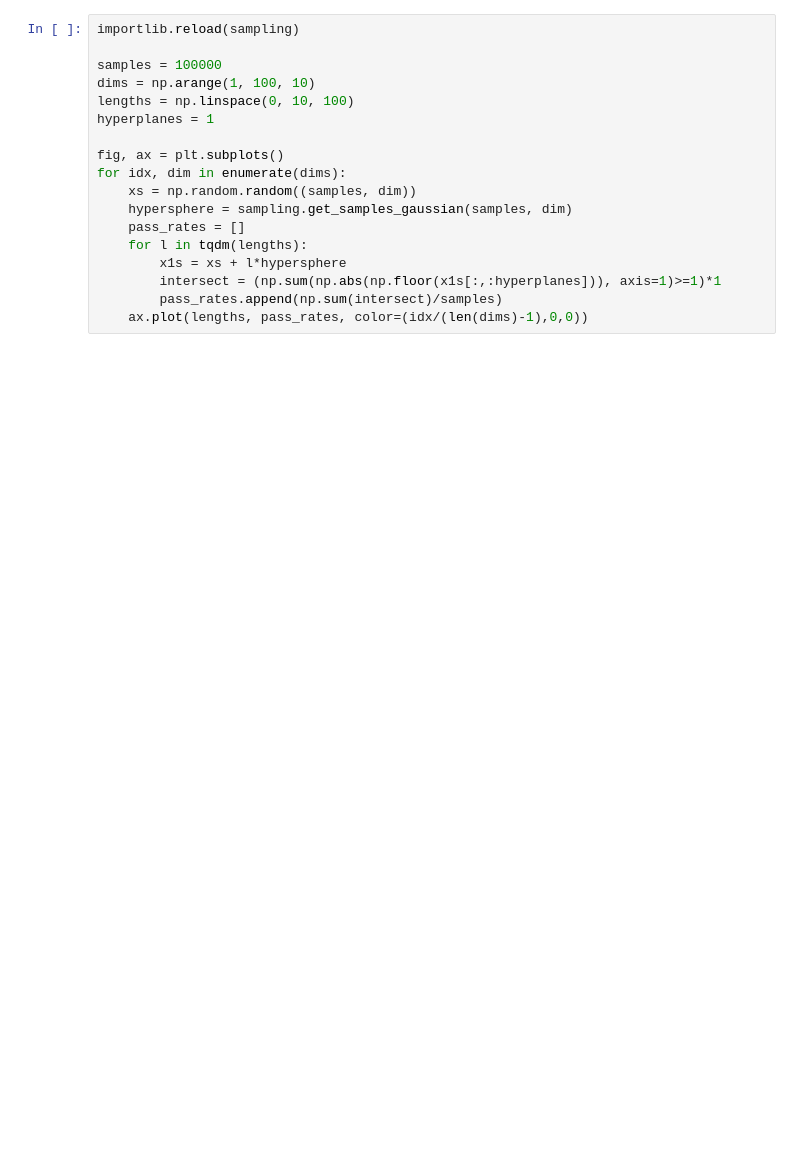
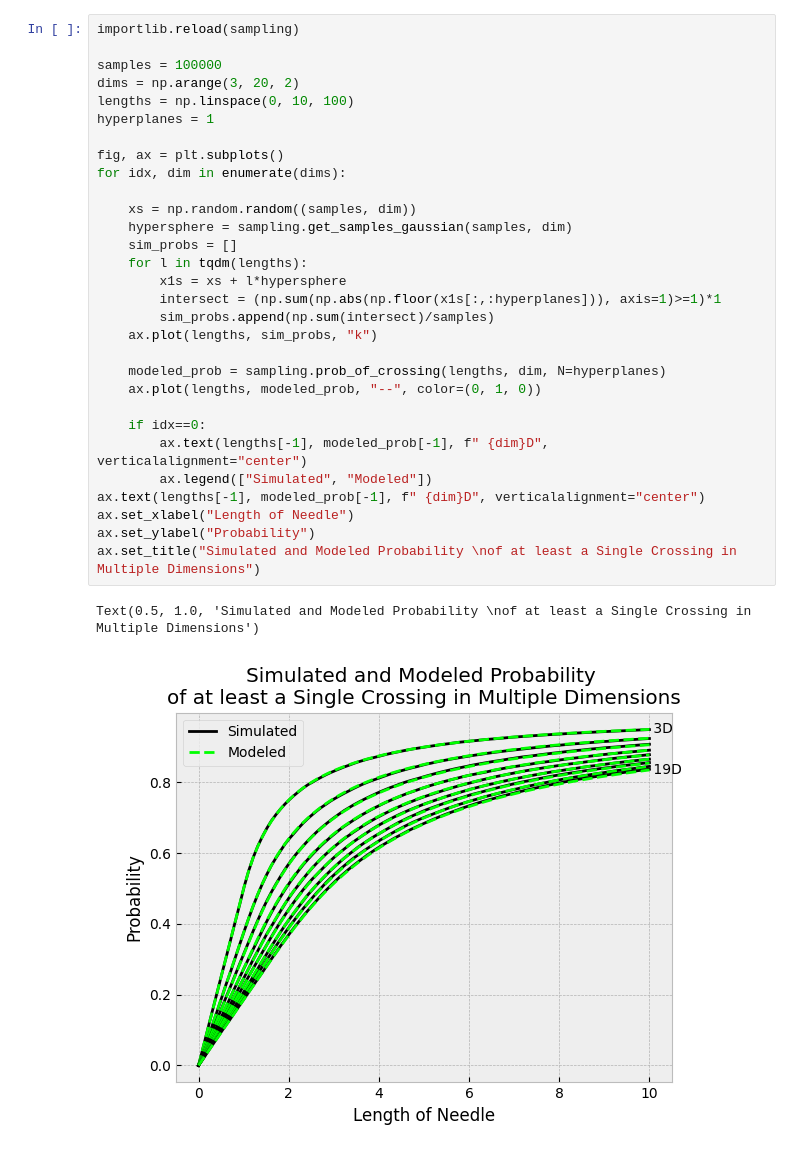
Before and after one commit to aechoi/buffon_extension, a Jupyter notebook: src/demo_notebook.ipynb, the cells around one changed output. Saved outputs shown, nothing was run; the diff lists cells and outputs as text; blank space fills up the shorter version.

Commit message:
add the model for any length needle crossing at least 1 hyperplane in any dimension when there's a single set of orthogonal hyperplanes. It works!

```diff
--- a/src/demo_notebook.ipynb
+++ b/src/demo_notebook.ipynb
@@ -14,21 +16,36 @@ tau = np.pi*2
 # %%
 importlib.reload(sampling)
 
 samples = 100000
-dims = np.arange(1, 100, 10)
+dims = np.arange(3, 20, 2)
 lengths = np.linspace(0, 10, 100)
 hyperplanes = 1
 
 fig, ax = plt.subplots()
 for idx, dim in enumerate(dims):
+
     xs = np.random.random((samples, dim))
     hypersphere = sampling.get_samples_gaussian(samples, dim)
-    pass_rates = []
+    sim_probs = []
     for l in tqdm(lengths):
         x1s = xs + l*hypersphere
         intersect = (np.sum(np.abs(np.floor(x1s[:,:hyperplanes])), axis=1)>=1)*1
-        pass_rates.append(np.sum(intersect)/samples)
-    ax.plot(lengths, pass_rates, color=(idx/(len(dims)-1),0,0))
+        sim_probs.append(np.sum(intersect)/samples)
+    ax.plot(lengths, sim_probs, "k")
+
+    modeled_prob = sampling.prob_of_crossing(lengths, dim, N=hyperplanes)
+    ax.plot(lengths, modeled_prob, "--", color=(0, 1, 0))
+
+    if idx==0:
+        ax.text(lengths[-1], modeled_prob[-1], f" {dim}D", verticalalignment="center")
+        ax.legend(["Simulated", "Modeled"])
+ax.text(lengths[-1], modeled_prob[-1], f" {dim}D", verticalalignment="center")
+ax.set_xlabel("Length of Needle")
+ax.set_ylabel("Probability")
+ax.set_title("Simulated and Modeled Probability \nof at least a Single Crossing in Multiple Dimensions")
+# %% [output]
+Text(0.5, 1.0, 'Simulated and Modeled Probability \nof at least a Single Crossing in Multiple Dimensions')
+[figure, added]
 # %%
 importlib.reload(sampling)
 
```
Also changed, not shown: parts of 4 cells of this notebook, 1 other file.
